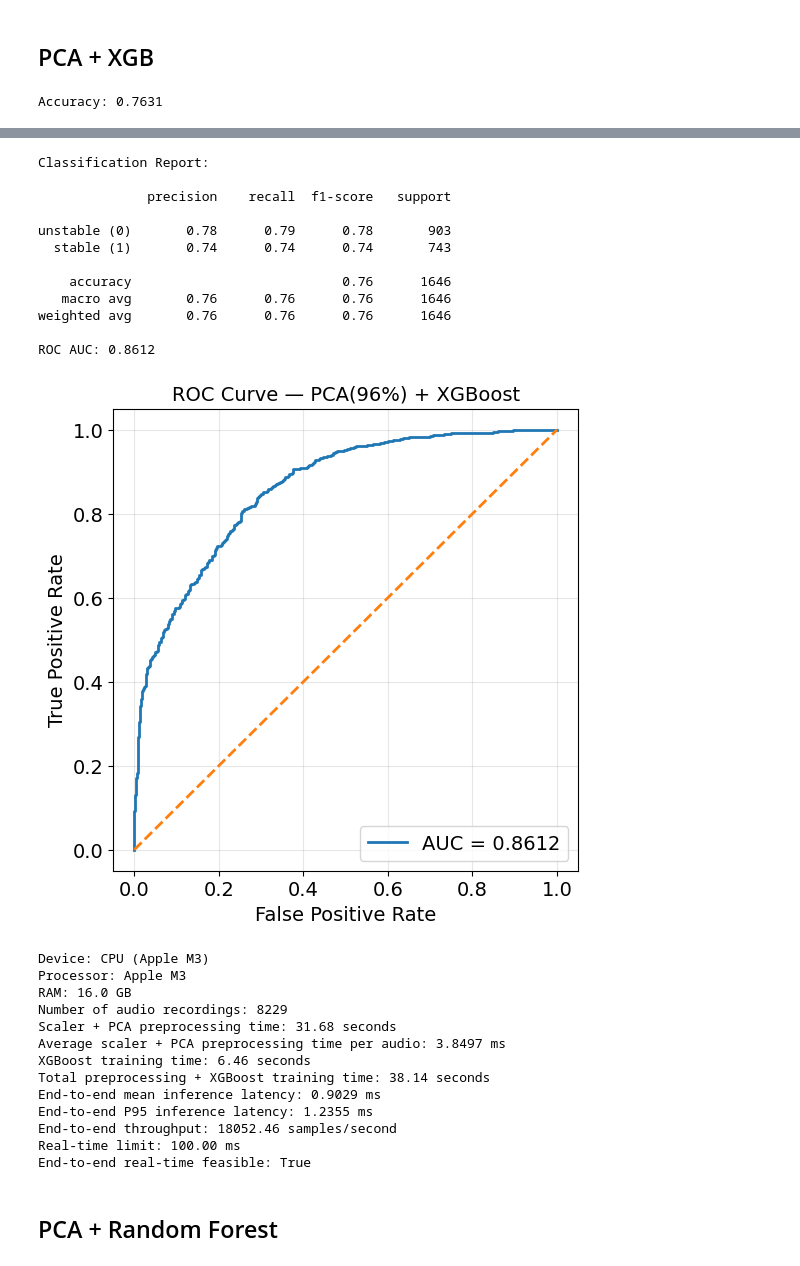
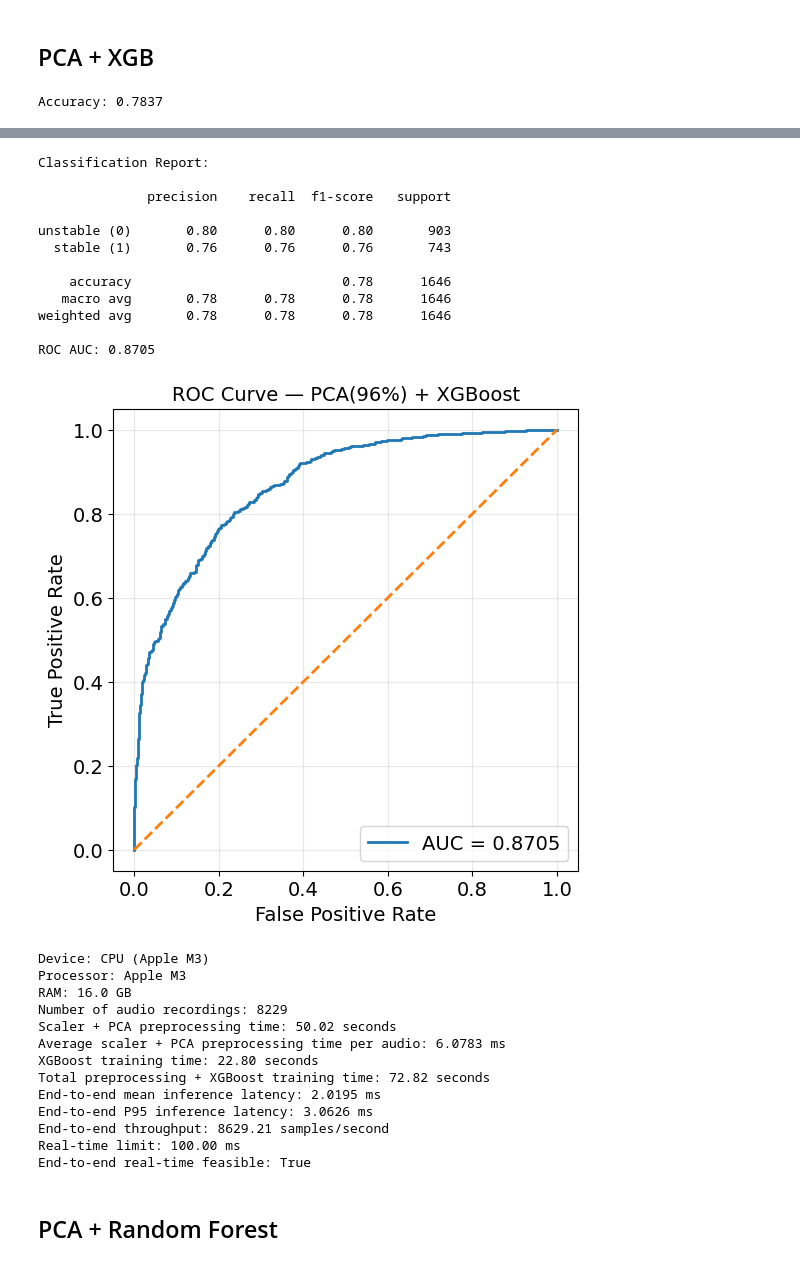
Before and after one commit to kanwarSINGH03/acoustic_signal_classification, a Jupyter notebook: evaluation/paper_evaluations/P2_80_20.ipynb, the cells around one changed output, grey strips where cells are left out. Cells and saved outputs as stored; diff of their text form; code cells hidden in the pictures.

```diff
--- a/evaluation/paper_evaluations/P2_80_20.ipynb
+++ b/evaluation/paper_evaluations/P2_80_20.ipynb
@@ -1246,7 +1246,7 @@ pca_time_per_audio_ms = (pca_feature_extraction_time_sec/num_audio_samples)*1000
 
 # ----------------- XGBOOST TRAINING -----------------
 xgb_model = XGBClassifier(
-    n_estimators=500,
+    n_estimators=2000,
     max_depth=6,
     learning_rate=0.05,
     subsample=0.8,
@@ -1391,4 +1391,4 @@ new_row = pd.DataFrame([{
 roc_df = roc_df[roc_df["model_name"] != model_name]
 roc_df = pd.concat([roc_df,new_row],ignore_index=True)
 # %% [output]
-Accuracy: 0.7631
+Accuracy: 0.7837
@@ -1396,27 +1396,27 @@ Accuracy: 0.7631
 Classification Report:
 
               precision    recall  f1-score   support
 
-unstable (0)       0.78      0.79      0.78       903
-  stable (1)       0.74      0.74      0.74       743
+unstable (0)       0.80      0.80      0.80       903
+  stable (1)       0.76      0.76      0.76       743
 
-    accuracy                           0.76      1646
-   macro avg       0.76      0.76      0.76      1646
-weighted avg       0.76      0.76      0.76      1646
+    accuracy                           0.78      1646
+   macro avg       0.78      0.78      0.78      1646
+weighted avg       0.78      0.78      0.78      1646
 
-ROC AUC: 0.8612
+ROC AUC: 0.8705
-[figure, old version]
+[figure, new version]
 Device: CPU (Apple M3)
 Processor: Apple M3
 RAM: 16.0 GB
 Number of audio recordings: 8229
-Scaler + PCA preprocessing time: 31.68 seconds
-Average scaler + PCA preprocessing time per audio: 3.8497 ms
-XGBoost training time: 6.46 seconds
-Total preprocessing + XGBoost training time: 38.14 seconds
-End-to-end mean inference latency: 0.9029 ms
-End-to-end P95 inference latency: 1.2355 ms
-End-to-end throughput: 18052.46 samples/second
+Scaler + PCA preprocessing time: 50.02 seconds
+Average scaler + PCA preprocessing time per audio: 6.0783 ms
+XGBoost training time: 22.80 seconds
+Total preprocessing + XGBoost training time: 72.82 seconds
+End-to-end mean inference latency: 2.0195 ms
+End-to-end P95 inference latency: 3.0626 ms
+End-to-end throughput: 8629.21 samples/second
 Real-time limit: 100.00 ms
 End-to-end real-time feasible: True
 # %% [markdown]
```
Also changed, not shown: parts of 1 cell of this notebook, 1 other file.
